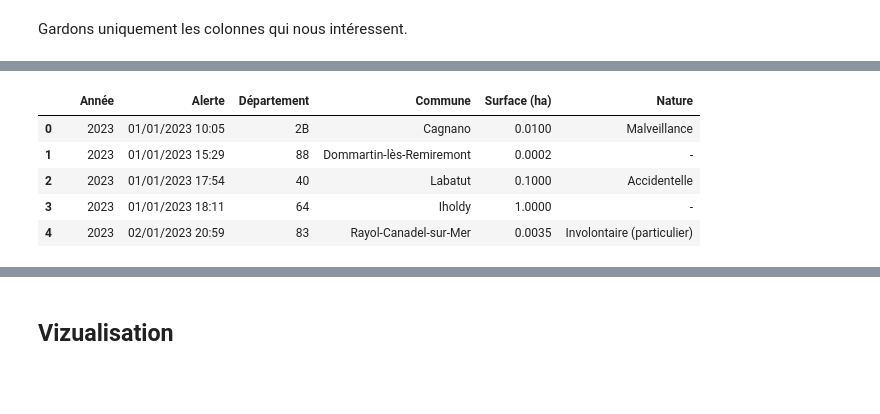
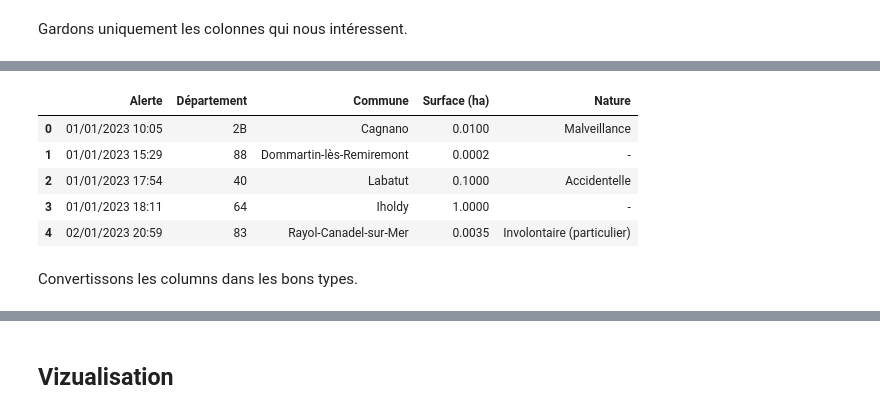
Before and after one commit to lngeth/Fire_departure_analysis, a Jupyter notebook: Analyses.ipynb, the cells around one changed output, grey strips where cells are left out. Saved outputs shown, nothing was run; the diff lists cells and outputs as text; code cells hidden in the pictures; blank space fills up the shorter version.

```diff
--- a/Analyses.ipynb
+++ b/Analyses.ipynb
@@ -135,12 +157,14 @@ Index(['index', '', 'Année', 'Alerte', 'Département', 'Commune',
        'Surface (ha)', 'Nature', 'Précision de la donnée'],
       dtype='object')
 # %%
-res = fire_departure_df.drop(columns=["index", "Précision de la donnée"], axis=1)
-res.head()
+fire_departure_df = fire_departure_df.drop(columns=["index", "Année", "Unnamed: 0", "Précision de la donnée"], axis=1) # As we consider only 2023 year, we don't need "Année"
+fire_departure_df.head()
 # %% [output]
-|  |  | Année | Alerte | Département | Commune | Surface (ha) | Nature |
-| 0 |  | 2023 | 01/01/2023 10:05 | 2B | Cagnano | 0.0100 | Malveillance |
-| 1 |  | 2023 | 01/01/2023 15:29 | 88 | Dommartin-lès-Remiremont | 0.0002 | - |
-| 2 |  | 2023 | 01/01/2023 17:54 | 40 | Labatut | 0.1000 | Accidentelle |
-| 3 |  | 2023 | 01/01/2023 18:11 | 64 | Iholdy | 1.0000 | - |
-| 4 |  | 2023 | 02/01/2023 20:59 | 83 | Rayol-Canadel-sur-Mer | 0.0035 | Involontaire (particulier) |
+|  | Alerte | Département | Commune | Surface (ha) | Nature |
+| 0 | 01/01/2023 10:05 | 2B | Cagnano | 0.0100 | Malveillance |
+| 1 | 01/01/2023 15:29 | 88 | Dommartin-lès-Remiremont | 0.0002 | - |
+| 2 | 01/01/2023 17:54 | 40 | Labatut | 0.1000 | Accidentelle |
+| 3 | 01/01/2023 18:11 | 64 | Iholdy | 1.0000 | - |
+| 4 | 02/01/2023 20:59 | 83 | Rayol-Canadel-sur-Mer | 0.0035 | Involontaire (particulier) |
+# %% [markdown]
+Convertissons les columns dans les bons types.
```
Also changed, not shown: parts of 40 cells of this notebook, 1 other file.
